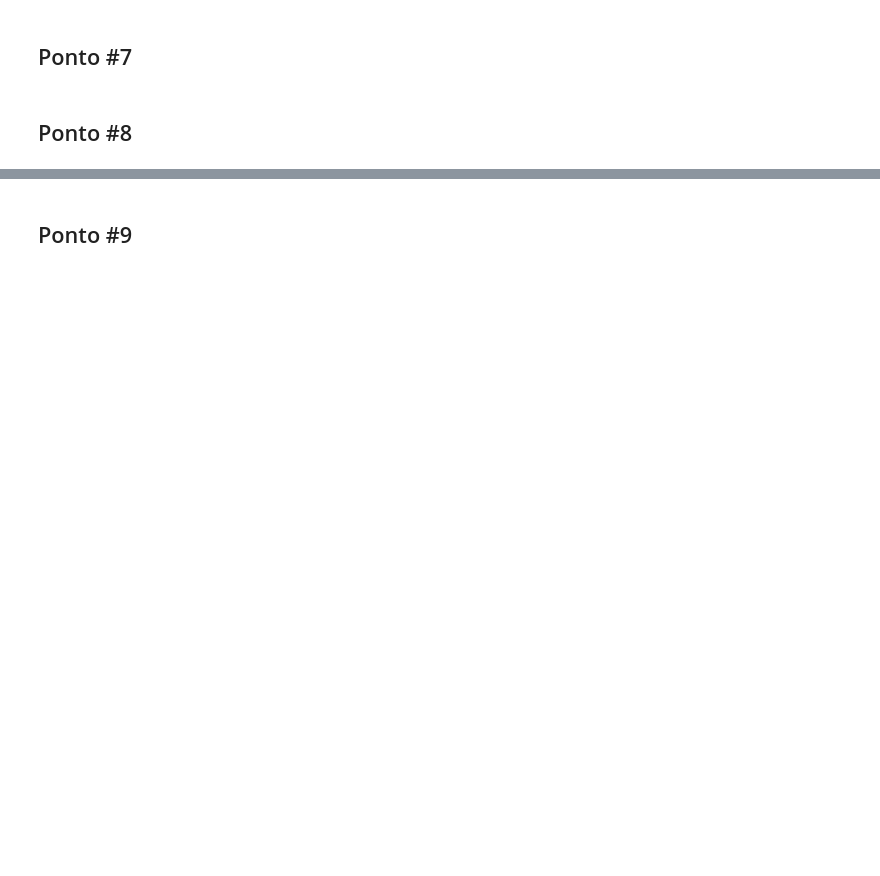
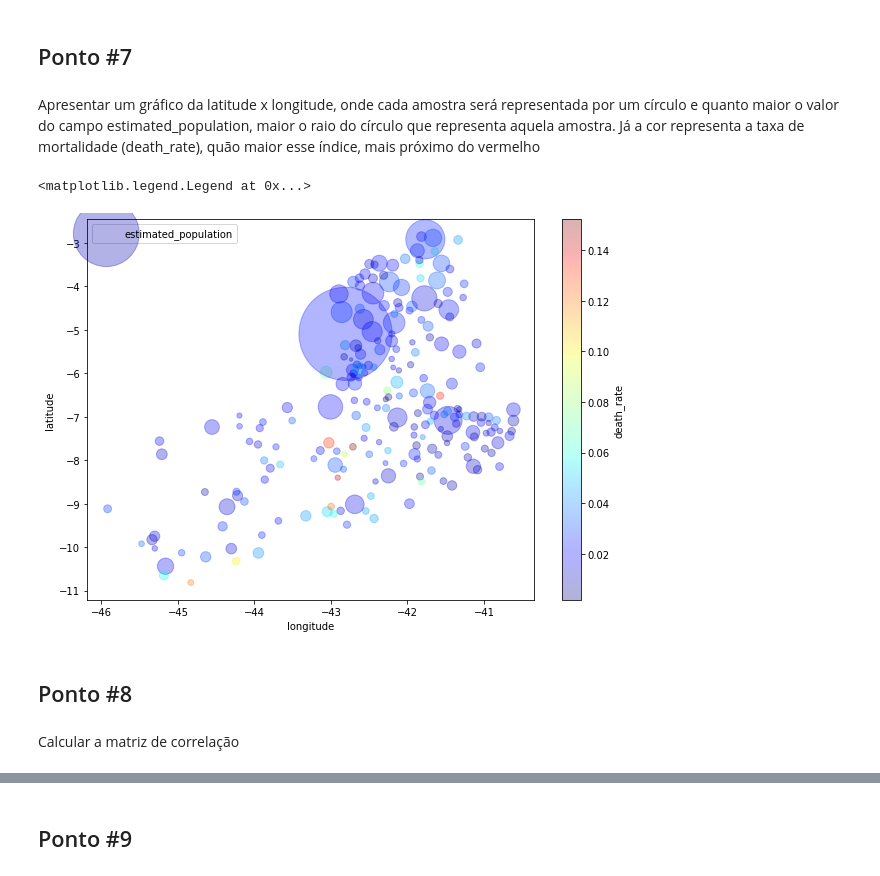
Before and after one commit to Pepyn0/SI, a Jupyter notebook: AT01/dados_covid_PI.ipynb, the cells around one changed output, grey strips where cells are left out. Saved outputs shown, nothing was run; the diff lists cells and outputs as text; code cells hidden in the pictures; blank space fills up the shorter version.

```diff
--- a/AT01/dados_covid_PI.ipynb
+++ b/AT01/dados_covid_PI.ipynb
@@ -150,0 +317,13 @@ Plotar um mapa com a localização e número de casos
+# %%
+latitudes = []
+longitudes = []
+
+for city in dataPiaui['city']:
+    request = 'https://nominatim.openstreetmap.org/search?city='+city+'&state=Piaui&format=json'
+    response = requests.get(request)
+    response_data = response.json()[0]
+
+    latitude = float(response_data["lat"])
+    longitude = float(response_data["lon"])
+    latitudes.append(latitude)
+    longitudes.append(longitude)
@@ -150,0 +333,3 @@ Plotar um mapa com a localização e número de casos
+# %%
+dataPiaui['latitude'] = latitudes
+dataPiaui['longitude'] = longitudes
@@ -151,4 +338,17 @@ Plotar um mapa com a localização e número de casos
 # %% [markdown]
 ## Ponto #7
+# %% [markdown]
+Apresentar um gráfico da latitude x longitude, onde cada amostra será representada por um círculo e quanto maior o valor do campo estimated_population, maior o raio do círculo que representa aquela amostra. Já a cor representa a taxa de mortalidade (death_rate), quão maior esse índice, mais próximo do vermelho
+# %%
+dataPiaui.plot(kind='scatter', x='longitude', y='latitude', alpha=0.3,
+    s=dataPiaui['estimated_population']/100, label='estimated_population', figsize=(10,7),
+    c='death_rate', cmap=plt.get_cmap('jet'), colorbar=True,
+    sharex=False)
+plt.legend()
+# %% [output]
+<matplotlib.legend.Legend at 0x...>
+[figure, added]
 # %% [markdown]
 ## Ponto #8
+# %% [markdown]
+Calcular a matriz de correlação
```
Also changed, not shown: parts of 24 cells of this notebook, 1 other file.
